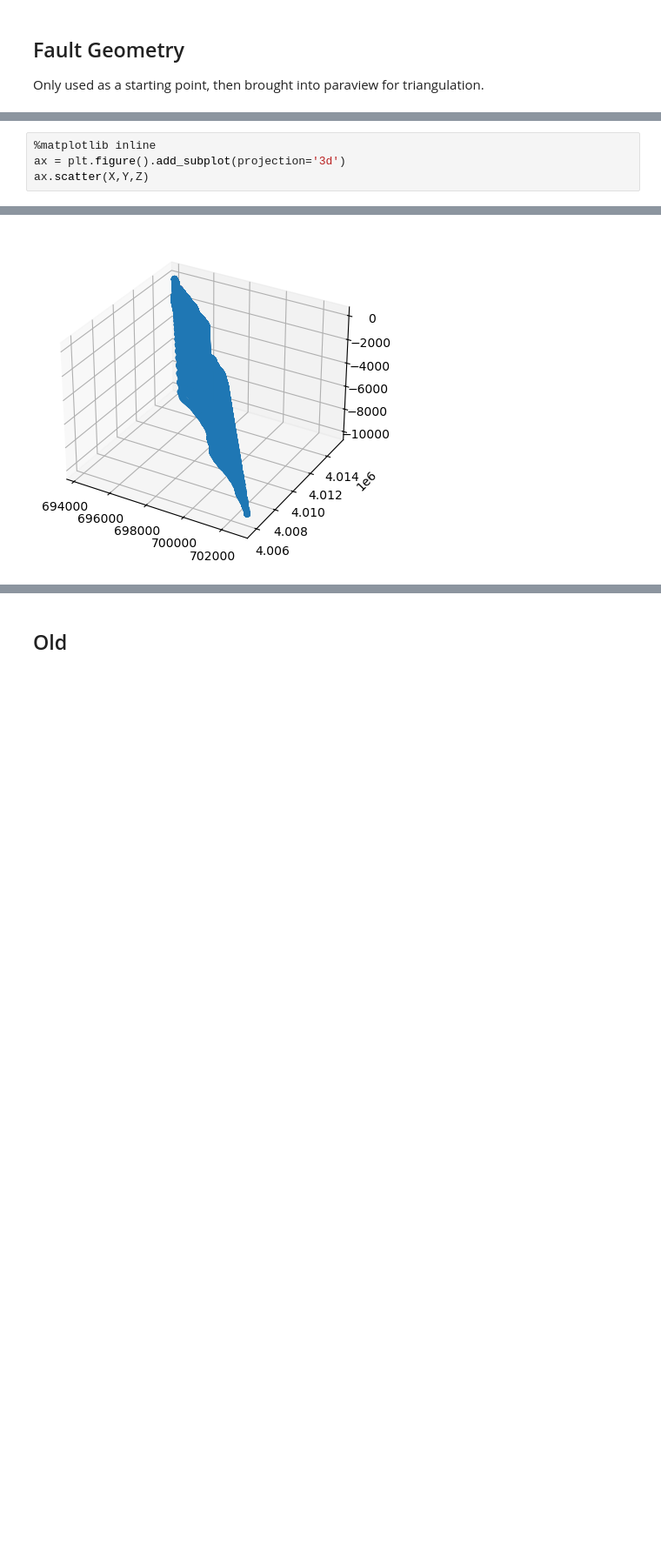
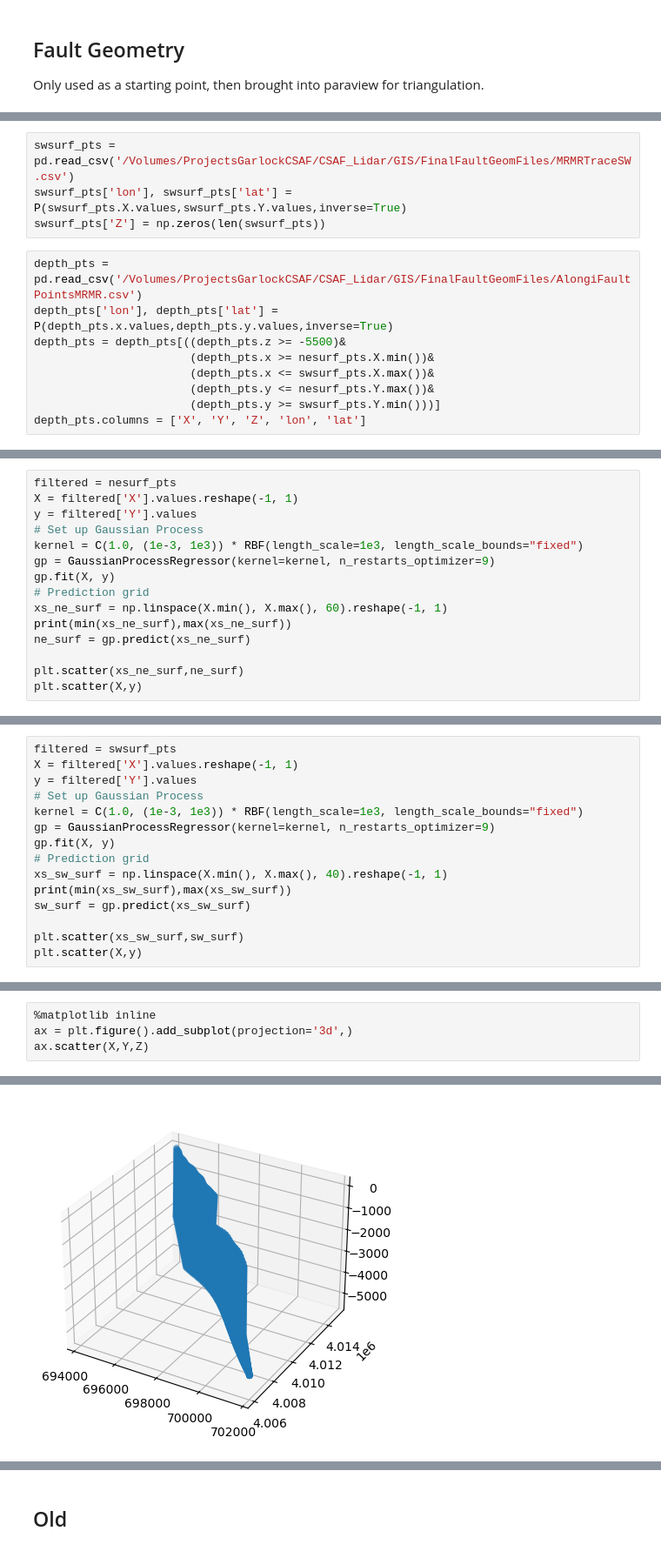
Before and after one commit to cehanagan/ImageryResources, a Jupyter notebook: Notebooks/LidarDifferencing.ipynb, the cells around one changed output, grey strips where cells are left out. Shown at 87% size. Drawn from its saved outputs; the diff is of its cells as text; blank space fills up the shorter version.

```diff
--- a/Notebooks/LidarDifferencing.ipynb
+++ b/Notebooks/LidarDifferencing.ipynb
@@ -405,0 +508,13 @@ plt.scatter(surfdf1.X,surfdf1.Y)
+# %%
+swsurf_pts = pd.read_csv('/Volumes/ProjectsGarlockCSAF/CSAF_Lidar/GIS/FinalFaultGeomFiles/MRMRTraceSW.csv')
+swsurf_pts['lon'], swsurf_pts['lat'] = P(swsurf_pts.X.values,swsurf_pts.Y.values,inverse=True)
+swsurf_pts['Z'] = np.zeros(len(swsurf_pts))
+# %%
+depth_pts = pd.read_csv('/Volumes/ProjectsGarlockCSAF/CSAF_Lidar/GIS/FinalFaultGeomFiles/AlongiFaultPointsMRMR.csv')
+depth_pts['lon'], depth_pts['lat'] = P(depth_pts.x.values,depth_pts.y.values,inverse=True)
+depth_pts = depth_pts[((depth_pts.z >= -5500)&
+                       (depth_pts.x >= nesurf_pts.X.min())&
+                       (depth_pts.x <= swsurf_pts.X.max())&
+                       (depth_pts.y <= nesurf_pts.Y.max())&
+                       (depth_pts.y >= swsurf_pts.Y.min()))]
+depth_pts.columns = ['X', 'Y', 'Z', 'lon', 'lat']
@@ -405,0 +563,15 @@ plt.scatter(surfdf1.X,surfdf1.Y)
+# %%
+filtered = nesurf_pts
+X = filtered['X'].values.reshape(-1, 1)
+y = filtered['Y'].values
+# Set up Gaussian Process
+kernel = C(1.0, (1e-3, 1e3)) * RBF(length_scale=1e3, length_scale_bounds="fixed")
+gp = GaussianProcessRegressor(kernel=kernel, n_restarts_optimizer=9)
+gp.fit(X, y)
+# Prediction grid
+xs_ne_surf = np.linspace(X.min(), X.max(), 60).reshape(-1, 1)
+print(min(xs_ne_surf),max(xs_ne_surf))
+ne_surf = gp.predict(xs_ne_surf)
+
+plt.scatter(xs_ne_surf,ne_surf)
+plt.scatter(X,y)
@@ -405,0 +582,15 @@ plt.scatter(surfdf1.X,surfdf1.Y)
+# %%
+filtered = swsurf_pts
+X = filtered['X'].values.reshape(-1, 1)
+y = filtered['Y'].values
+# Set up Gaussian Process
+kernel = C(1.0, (1e-3, 1e3)) * RBF(length_scale=1e3, length_scale_bounds="fixed")
+gp = GaussianProcessRegressor(kernel=kernel, n_restarts_optimizer=9)
+gp.fit(X, y)
+# Prediction grid
+xs_sw_surf = np.linspace(X.min(), X.max(), 40).reshape(-1, 1)
+print(min(xs_sw_surf),max(xs_sw_surf))
+sw_surf = gp.predict(xs_sw_surf)
+
+plt.scatter(xs_sw_surf,sw_surf)
+plt.scatter(X,y)
@@ -406,7 +659,7 @@ plt.scatter(surfdf1.X,surfdf1.Y)
 # %%
 %matplotlib inline
-ax = plt.figure().add_subplot(projection='3d')
+ax = plt.figure().add_subplot(projection='3d',)
 ax.scatter(X,Y,Z)
 # %% [output]
 <mpl_toolkits.mplot3d.art3d.Path3DCollection at 0x...>
-[figure, old version]
+[figure, new version]
```
Also changed, not shown: parts of 35 cells of this notebook, 9 other files.
